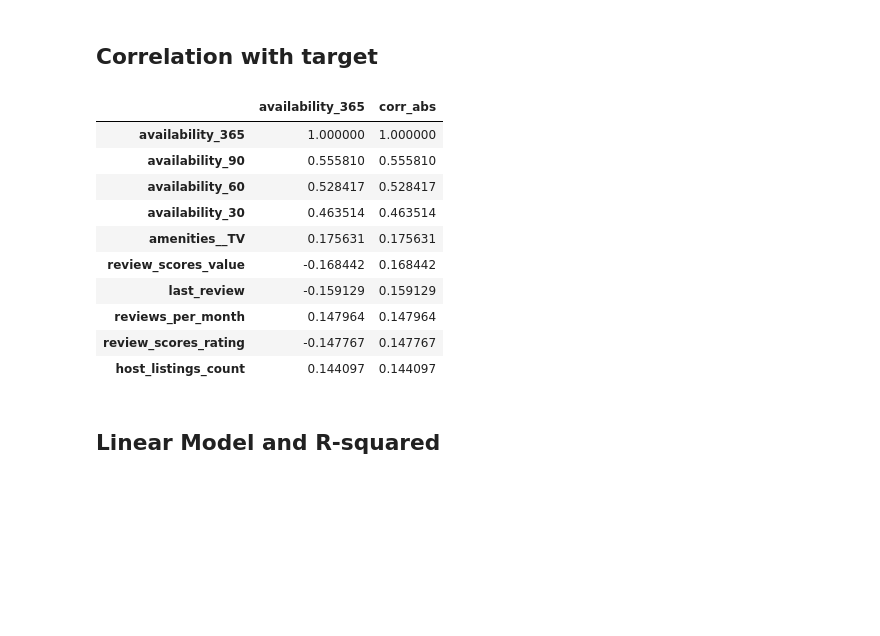
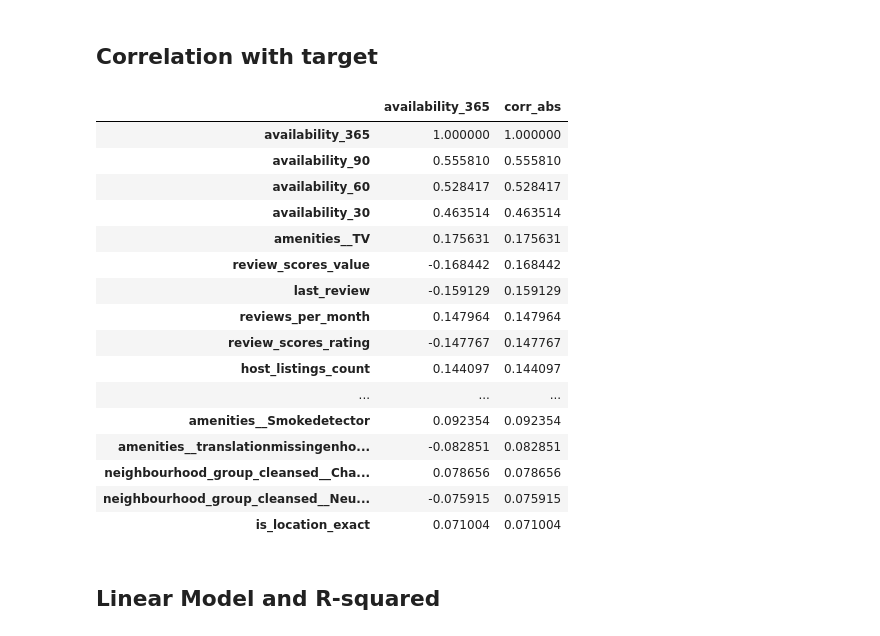
Before and after one commit to clementlefevre/udacity_ML, a Jupyter notebook: capstone_project/Data Preparation.ipynb, the cells around one changed output. Drawn from its saved outputs; the diff is of its cells as text; code cells hidden in the pictures; blank space fills up the shorter version.

```diff
--- a/capstone_project/Data Preparation.ipynb
+++ b/capstone_project/Data Preparation.ipynb
@@ -312,21 +312,27 @@ Length: 199, dtype: object
 # %%
 df_corr = df.corr()['availability_365']
 df_corr = pd.DataFrame(df_corr)
 df_corr['corr_abs'] = np.abs(df_corr.availability_365)
 df_corr = df_corr.sort_values(by='corr_abs',ascending=False)
-df_corr.head(10)
+df_corr.head(30)
 # %% [output]
 |  | availability_365 | corr_abs |
 | availability_365 | 1.000000 | 1.000000 |
 | availability_90 | 0.555810 | 0.555810 |
 | availability_60 | 0.528417 | 0.528417 |
 | availability_30 | 0.463514 | 0.463514 |
 | amenities__TV | 0.175631 | 0.175631 |
 | review_scores_value | -0.168442 | 0.168442 |
 | last_review | -0.159129 | 0.159129 |
 | reviews_per_month | 0.147964 | 0.147964 |
 | review_scores_rating | -0.147767 | 0.147767 |
 | host_listings_count | 0.144097 | 0.144097 |
+| ... | ... | ... |
+| amenities__Smokedetector | 0.092354 | 0.092354 |
+| amenities__translationmissingenho... | -0.082851 | 0.082851 |
+| neighbourhood_group_cleansed__Cha... | 0.078656 | 0.078656 |
+| neighbourhood_group_cleansed__Neu... | -0.075915 | 0.075915 |
+| is_location_exact | 0.071004 | 0.071004 |
 # %% [markdown]
 ## Linear Model and R-squared
 # %%
```
Also changed, not shown: parts of 4 cells of this notebook.
